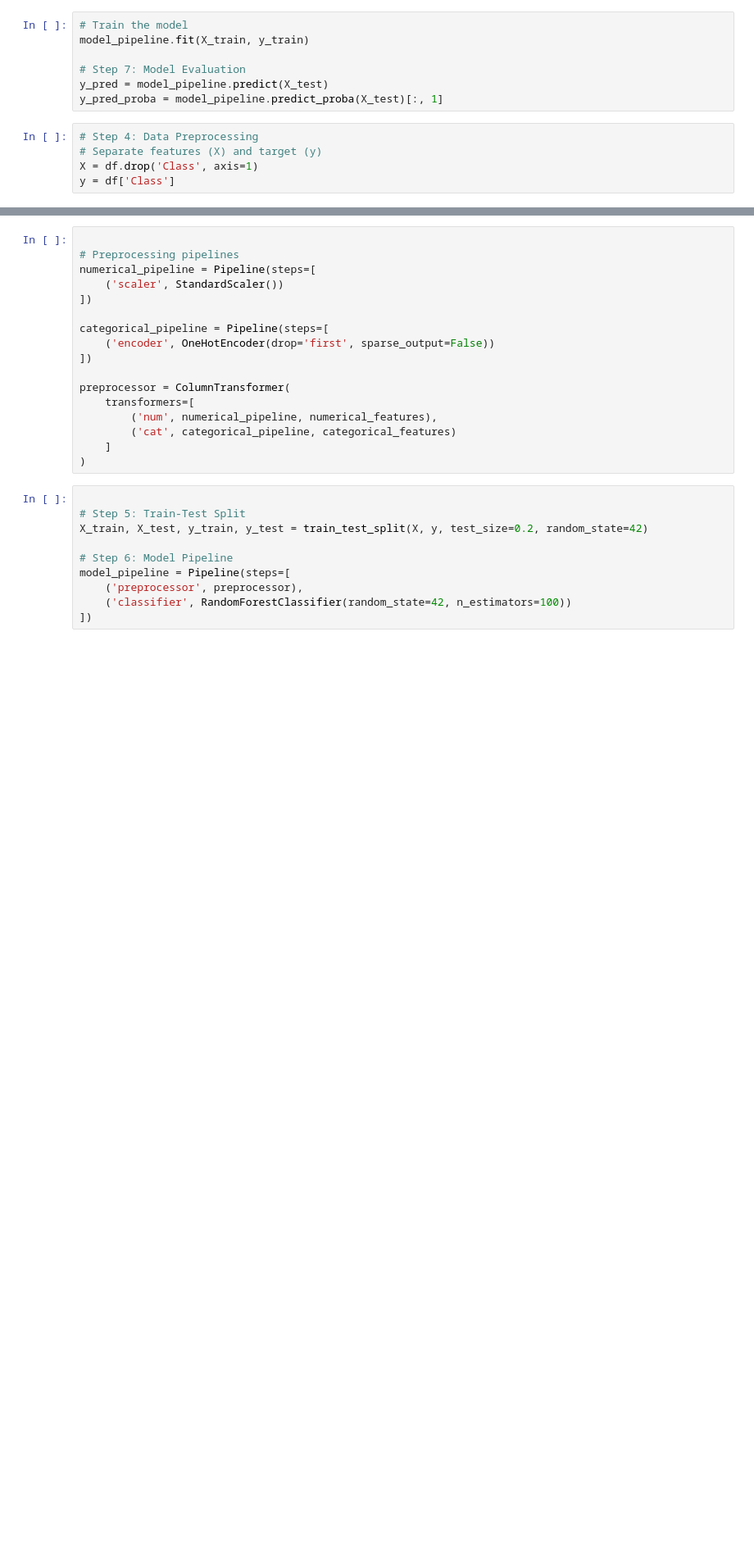
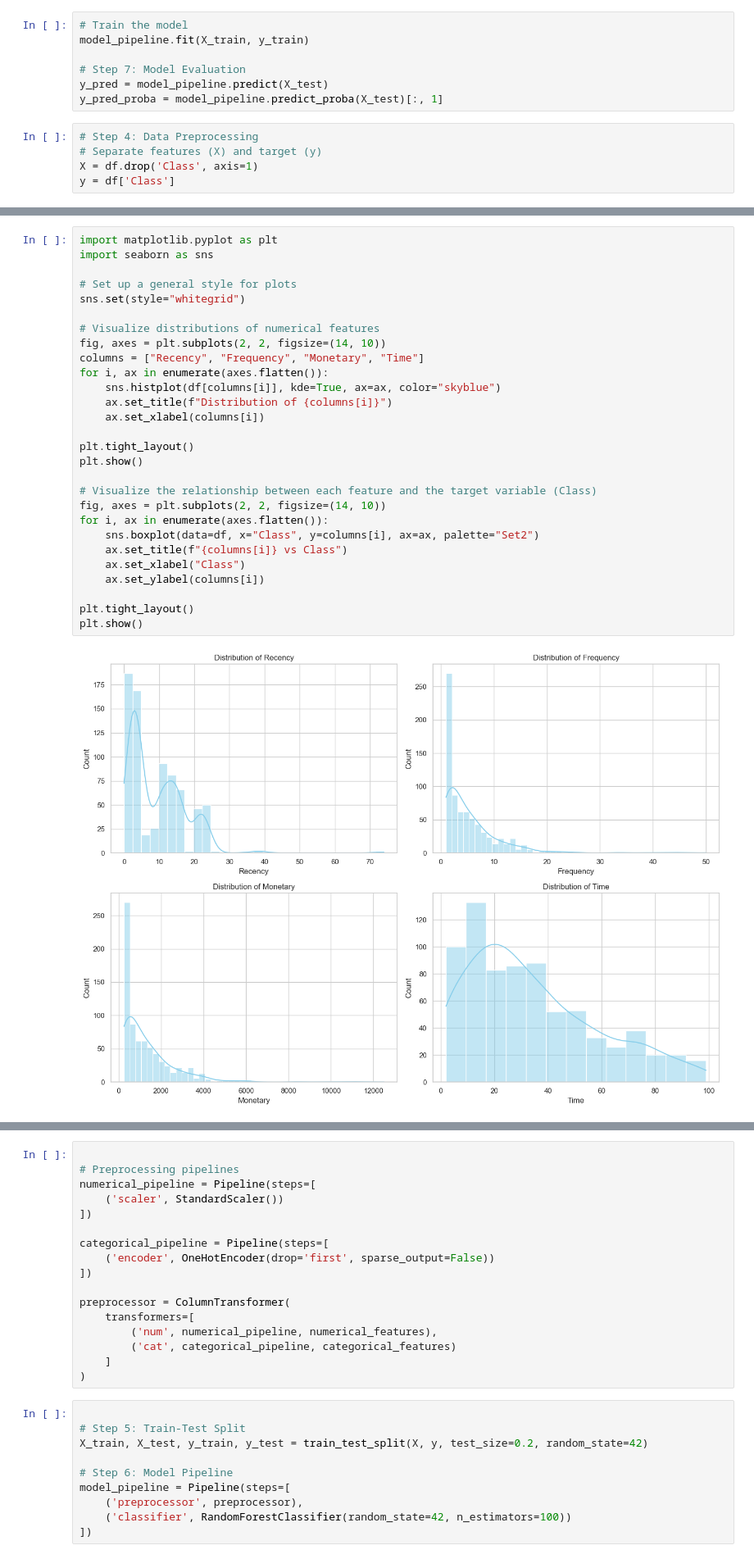
Before and after one commit to NirmalSagarTigga/combining-local-and-global-features-improving-model-performance-for-image-classification, a Jupyter notebook: unified mentor/personal recommendation system.ipynb, the cells around one changed output, grey strips where cells are left out. Shown: that part at 82% size. Saved outputs shown, nothing was run; the diff lists cells and outputs as text; blank space fills up the shorter version.

```diff
--- a/unified mentor/personal recommendation system.ipynb
+++ b/unified mentor/personal recommendation system.ipynb
@@ -154,0 +152,30 @@ y = df['Class']
+# %%
+import matplotlib.pyplot as plt
+import seaborn as sns
+
+# Set up a general style for plots
+sns.set(style="whitegrid")
+
+# Visualize distributions of numerical features
+fig, axes = plt.subplots(2, 2, figsize=(14, 10))
+columns = ["Recency", "Frequency", "Monetary", "Time"]
+for i, ax in enumerate(axes.flatten()):
+    sns.histplot(df[columns[i]], kde=True, ax=ax, color="skyblue")
+    ax.set_title(f"Distribution of {columns[i]}")
+    ax.set_xlabel(columns[i])
+
+plt.tight_layout()
+plt.show()
+
+# Visualize the relationship between each feature and the target variable (Class)
+fig, axes = plt.subplots(2, 2, figsize=(14, 10))
+for i, ax in enumerate(axes.flatten()):
+    sns.boxplot(data=df, x="Class", y=columns[i], ax=ax, palette="Set2")
+    ax.set_title(f"{columns[i]} vs Class")
+    ax.set_xlabel("Class")
+    ax.set_ylabel(columns[i])
+
+plt.tight_layout()
+plt.show()
+# %% [output]
+[figure, added]
```
Also changed, not shown: parts of 7 cells of this notebook, 1 other file.
